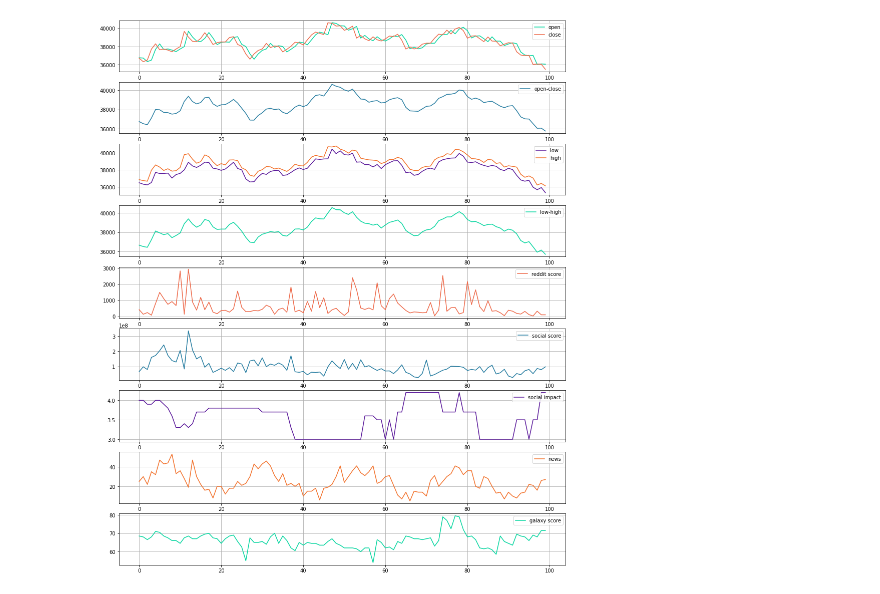
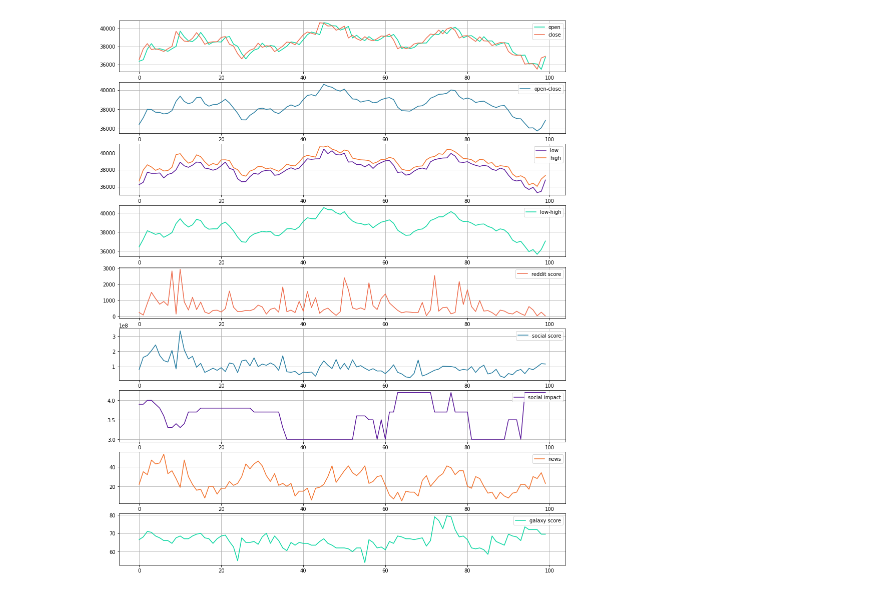
Before and after one commit to Altair200333/lunarcrush_api_test, a Jupyter notebook: lunacrush_test.ipynb, the cells around one changed output. Saved outputs shown, nothing was run; the diff lists cells and outputs as text; code cells hidden in the pictures.

```diff
--- a/lunacrush_test.ipynb
+++ b/lunacrush_test.ipynb
@@ -174,4 +187,4 @@ saveStats(stats, "stats")
 # %%
-plotStats(readStats("stats"))
+plotStats(readStats("stats_eth_0"))
 # %% [output]
-[figure, old version]
+[figure, new version]
```
Also changed, not shown: parts of 2 cells of this notebook, 10 other files.
